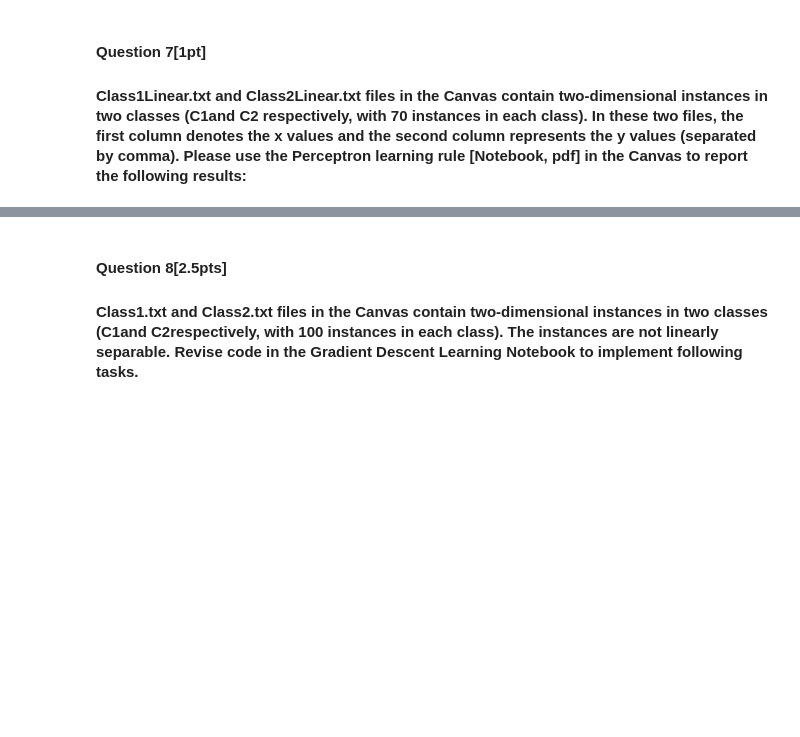
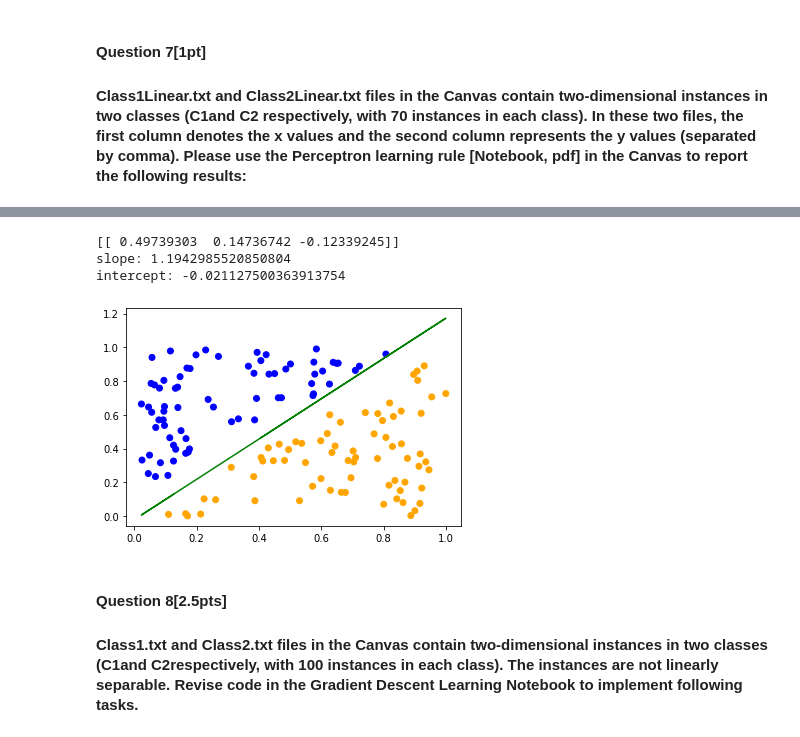
Before and after one commit to HsinTingHo/CAP6619-Deep-Learning, a Jupyter notebook: A2_Perceptron learning rule and gradient descent learning rule/Assignment2 - Perceptron learning rule and gradient descent learning rule.ipynb, the cells around one changed output, grey strips where cells are left out. Saved outputs shown, nothing was run; the diff lists cells and outputs as text; code cells hidden in the pictures; blank space fills up the shorter version.

```diff
--- a/A2_Perceptron learning rule and gradient descent learning rule/Assignment2 - Perceptron learning rule and gradient descent learning rule.ipynb
+++ b/A2_Perceptron learning rule and gradient descent learning rule/Assignment2 - Perceptron learning rule and gradient descent learning rule.ipynb
@@ -114,9 +171,25 @@ Therefore,
 # %%
 # Report final perceptron weight values and the slope and
 # y-intercept of the decision surface [0.25 pt]
+print(w)
+slope = w[0,1]/w[0,2]*(-1)
+intercept = w[0,0]/w[0,2]*(-1)+threshold/w[0,2]
+print('slope:', slope)
+print('intercept:', intercept)
+# %% [output]
+[[ 0.49739303  0.14736742 -0.12339245]]
+slope: 1.1942985520850804
+intercept: -0.021127500363913754
 # %%
 # Report the final decision surface on the same scatter plot
 # which shows the 140 instances [0.25 pt]
+x = data.iloc[:,0]
+y = x*slope+intercept
+plt.scatter(data.iloc[:,0],data.iloc[:,1],color=[colors[i] for i in data.iloc[:,2]])
+plt.plot(x,y,"g-")
+plt.show()
+# %% [output]
+[figure, added]
 # %% [markdown]
 #### Question 8[2.5pts]
 #### Class1.txt and Class2.txt files in the Canvas contain two-dimensional instances in two classes (C1and C2respectively, with 100 instances in each class). The instances are not linearly separable. Revise code in the Gradient Descent Learning Notebook to implement following tasks.
```
Also changed, not shown: parts of 24 cells of this notebook, 1 other file.
